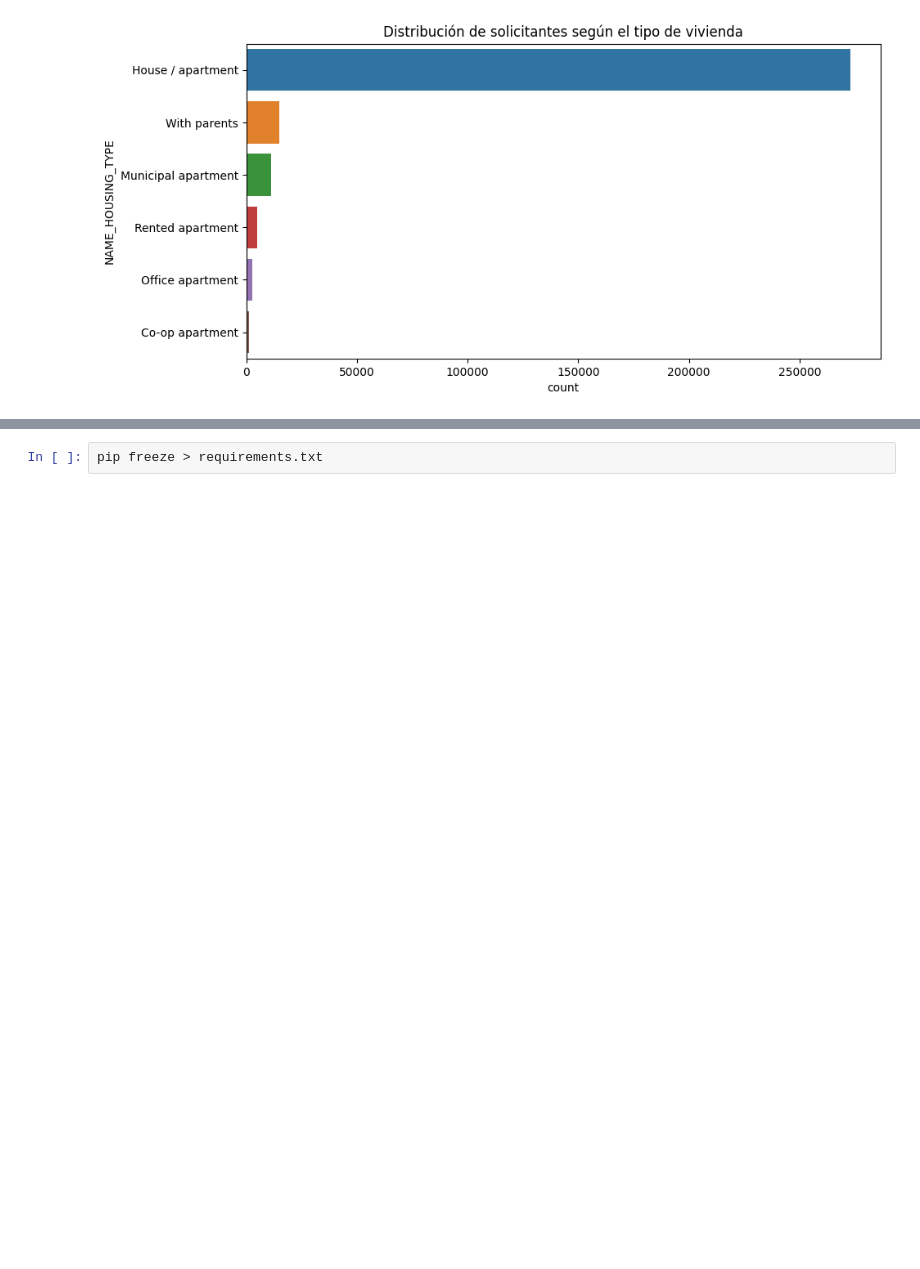
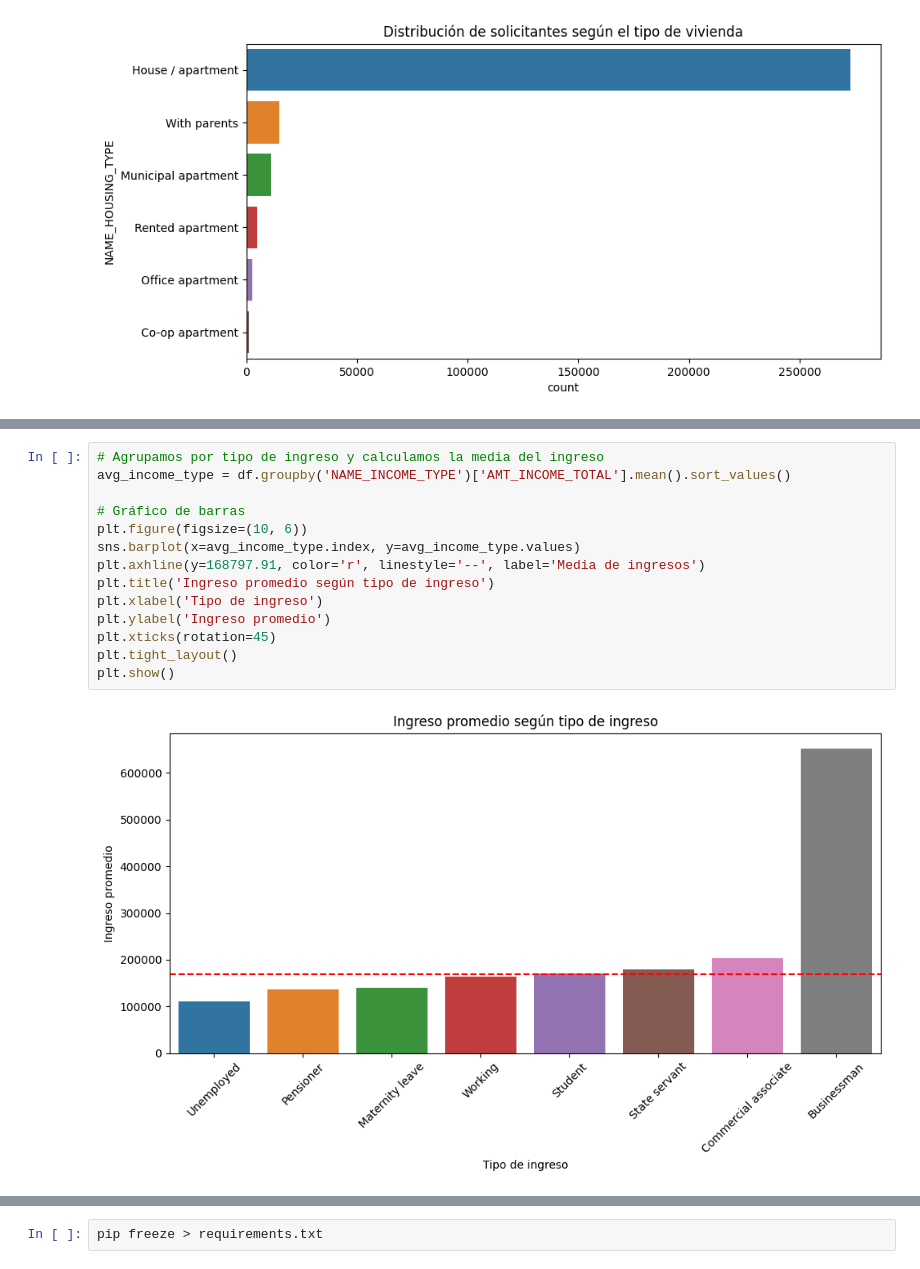
Before and after one commit to davidsosaolea/Home_Credit_Default_Risk, a Jupyter notebook: EDA_Home_Credit_Default_Risk.ipynb, the cells around one changed output, grey strips where cells are left out. Cells and saved outputs as stored; diff of their text form; blank space fills up the shorter version.

```diff
--- a/EDA_Home_Credit_Default_Risk.ipynb
+++ b/EDA_Home_Credit_Default_Risk.ipynb
@@ -267,0 +300,16 @@ plt.show()
+# %%
+# Agrupamos por tipo de ingreso y calculamos la media del ingreso
+avg_income_type = df.groupby('NAME_INCOME_TYPE')['AMT_INCOME_TOTAL'].mean().sort_values()
+
+# Gráfico de barras
+plt.figure(figsize=(10, 6))
+sns.barplot(x=avg_income_type.index, y=avg_income_type.values)
+plt.axhline(y=168797.91, color='r', linestyle='--', label='Media de ingresos')
+plt.title('Ingreso promedio según tipo de ingreso')
+plt.xlabel('Tipo de ingreso')
+plt.ylabel('Ingreso promedio')
+plt.xticks(rotation=45)
+plt.tight_layout()
+plt.show()
+# %% [output]
+[figure, added]
```
Also changed, not shown: parts of 15 cells of this notebook.
